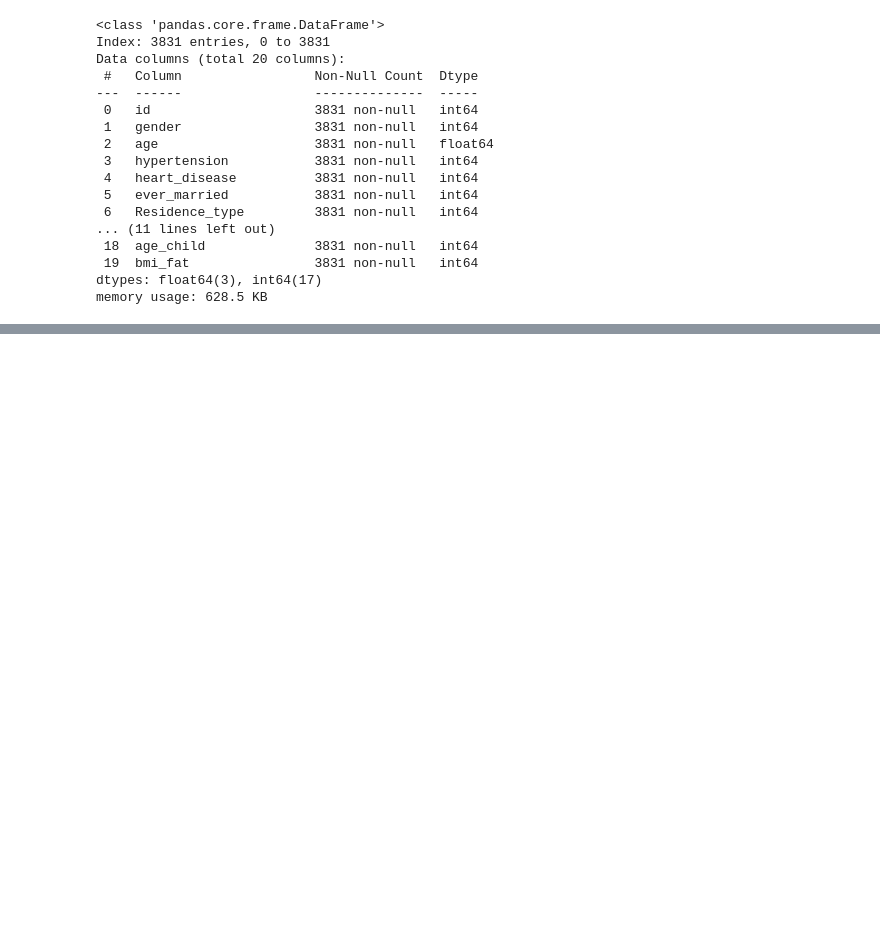
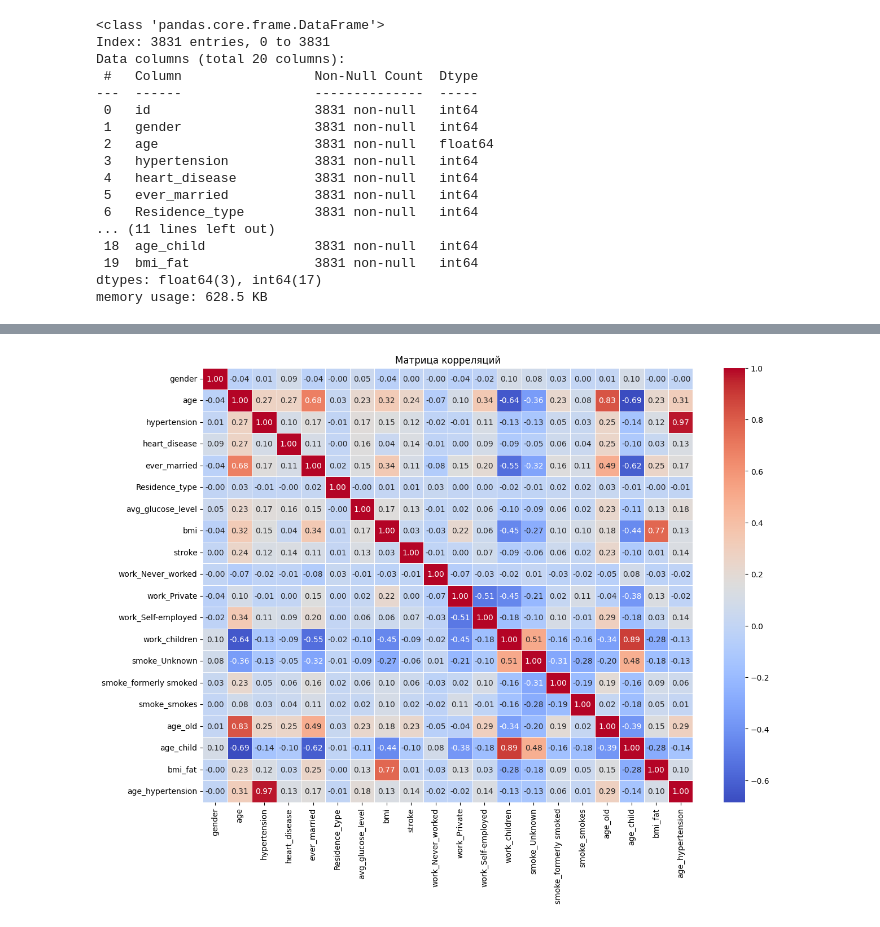
Before and after one commit to ML-engineering-Freelancerroma/healthcare-stroke, a Jupyter notebook: feat_prepare.ipynb, the cells around one changed output, grey strips where cells are left out. Cells and saved outputs as stored; diff of their text form; code cells hidden in the pictures; blank space fills up the shorter version.

Commit message:
corr

```diff
--- a/feat_prepare.ipynb
+++ b/feat_prepare.ipynb
@@ -314,3 +314,16 @@ memory usage: 628.5 KB
 df = df.drop('id', axis=1)
 
 df['age_hypertension'] = df['age'] * df['hypertension']
+# %%
+binary_cols = [
+    'gender', 'hypertension', 'heart_disease', 'ever_married', 'Residence_type', 'stroke',
+    'age_old', 'age_child', 'bmi_fat'
+]
+
+work_cols = [col for col in df.columns if col.startswith('work_')]
+smoke_cols = [col for col in df.columns if col.startswith('smoke_')]
+
+df[binary_cols + work_cols + smoke_cols] = df[binary_cols + work_cols + smoke_cols].astype('int8')
+
+float_cols = ['age', 'avg_glucose_level', 'bmi', 'age_hypertension']
+df[float_cols] = df[float_cols].astype('float32')
@@ -316,0 +350,13 @@ df['age_hypertension'] = df['age'] * df['hypertension']
+# %%
+import seaborn as sns
+import matplotlib.pyplot as plt
+
+
+corr_matrix = df.corr()
+
+plt.figure(figsize=(14, 10))
+sns.heatmap(corr_matrix, annot=True, cmap='coolwarm', fmt='.2f', linewidths=0.5)
+plt.title('Матрица корреляций')
+plt.show()
+# %% [output]
+[figure, added]
```
Also changed, not shown: parts of 1 cell of this notebook.
